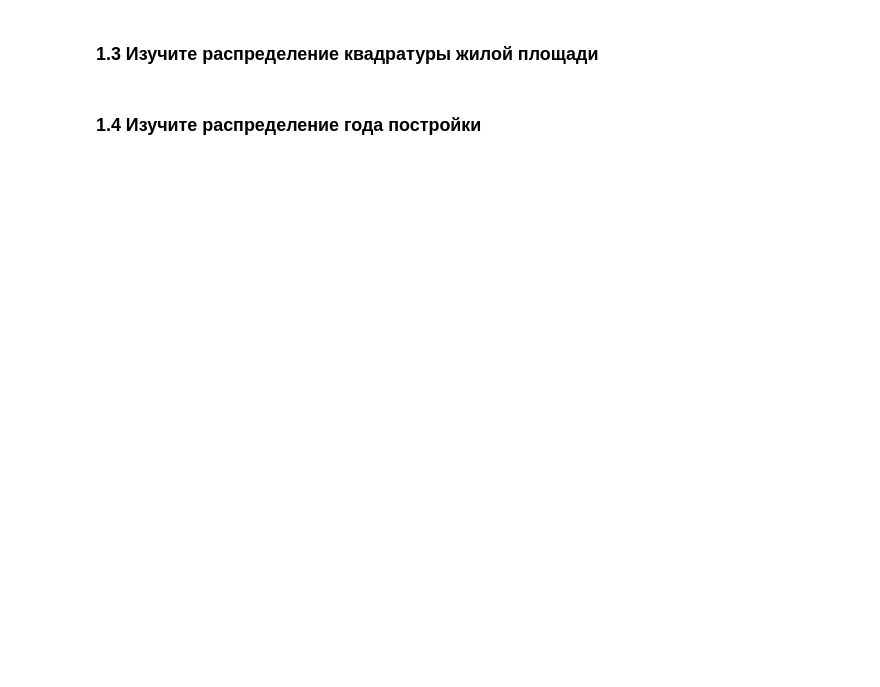
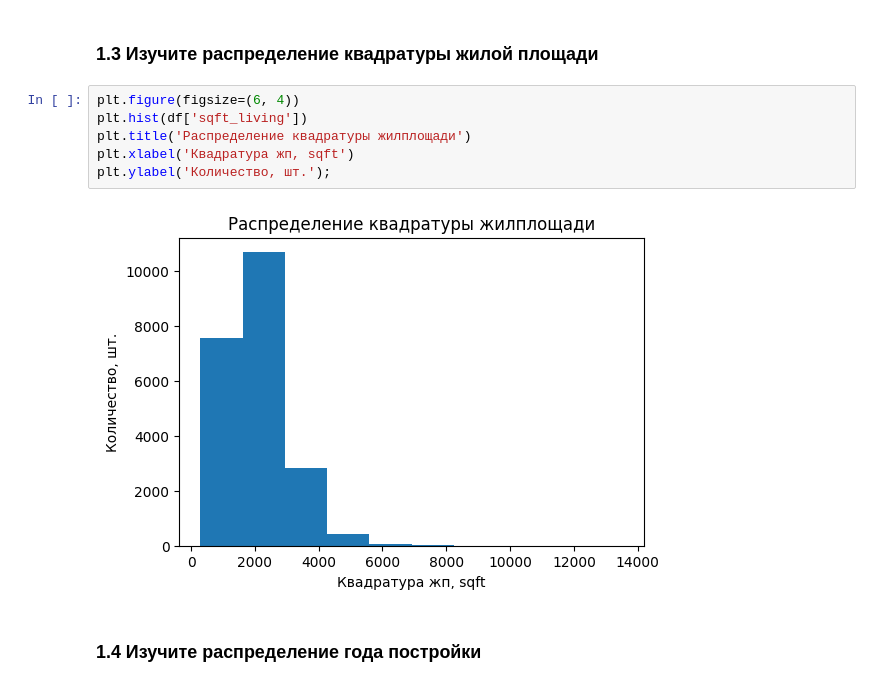
Before and after one commit to LeshiyOleg/HW_Python_in_Analytics, a Jupyter notebook: Homework_Seminar_4.ipynb, the cells around one changed output. Saved outputs shown, nothing was run; the diff lists cells and outputs as text; blank space fills up the shorter version.

```diff
--- a/Homework_Seminar_4.ipynb
+++ b/Homework_Seminar_4.ipynb
@@ -26,4 +37,12 @@ df.head()
 # %% [markdown]
 ### 1.3 Изучите распределение квадратуры жилой площади
+# %%
+plt.figure(figsize=(6, 4))
+plt.hist(df['sqft_living'])
+plt.title('Распределение квадратуры жилплощади')
+plt.xlabel('Квадратура жп, sqft')
+plt.ylabel('Количество, шт.');
+# %% [output]
+[figure, added]
 # %% [markdown]
 ### 1.4 Изучите распределение года постройки
```
Also changed, not shown: parts of 18 cells of this notebook, 2 other files.
